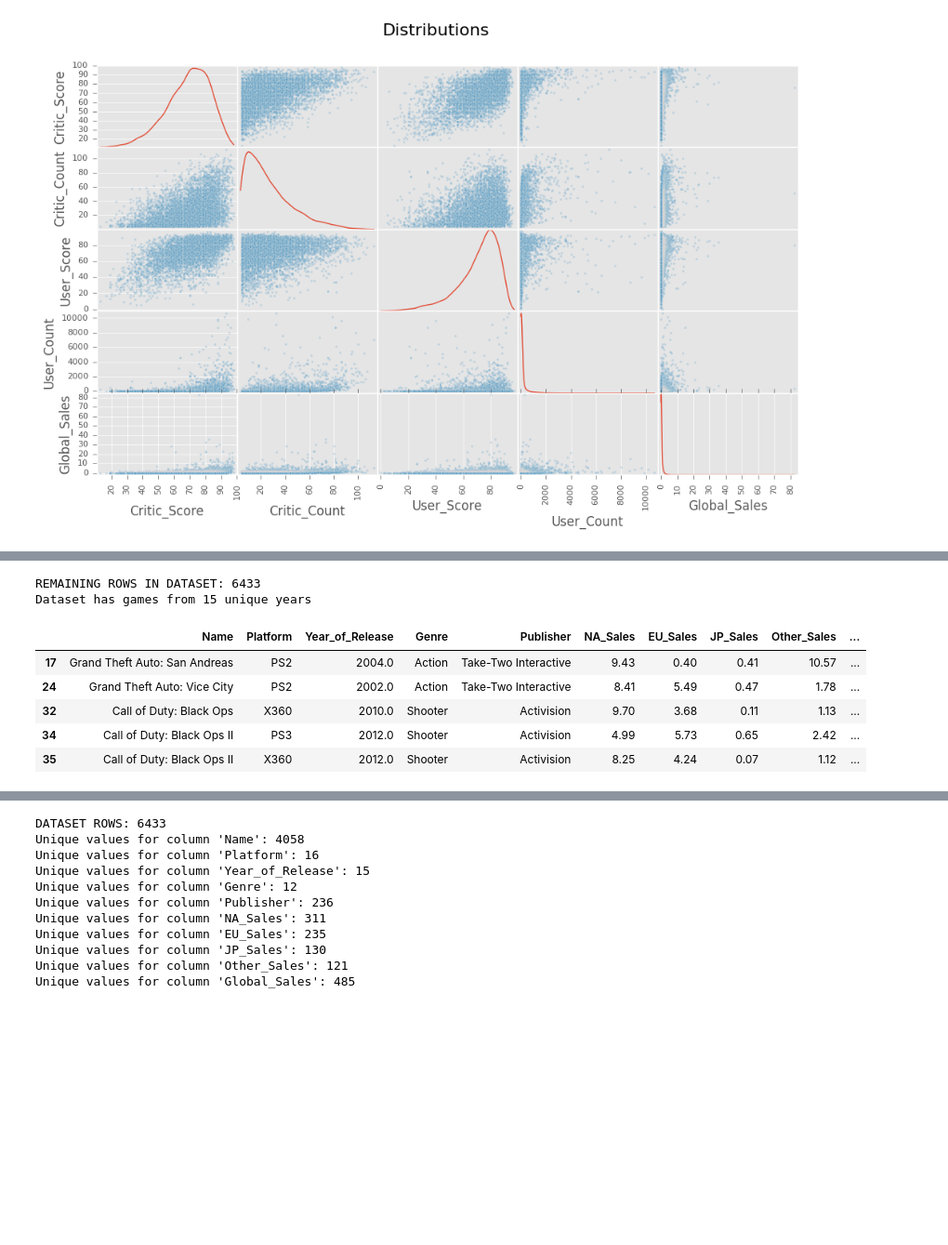
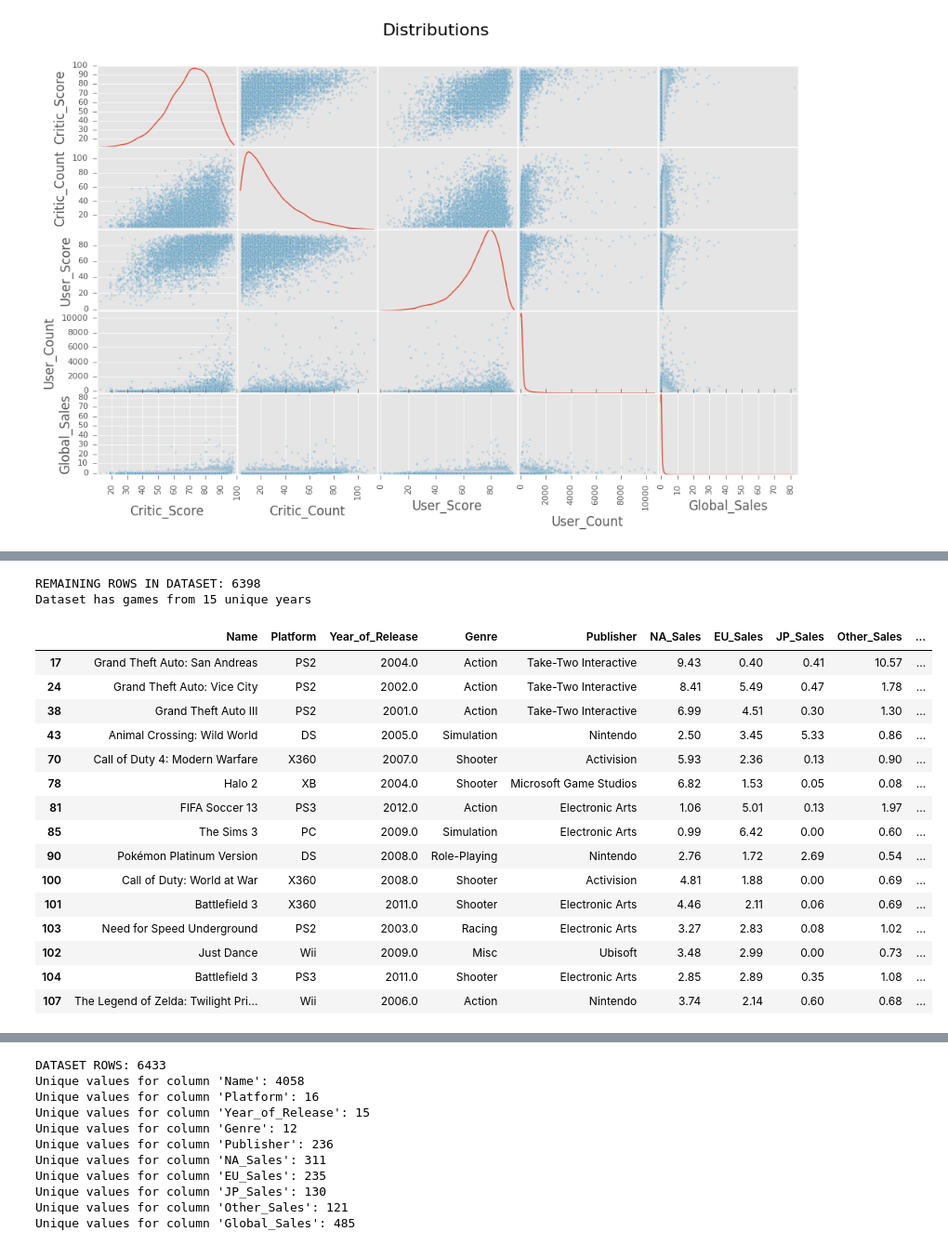
Before and after one commit to otacke/udacity-machine-learning-engineer, a Jupyter notebook: submissions/capstone_project/video_games_sales.ipynb, the cells around one changed output, grey strips where cells are left out. Shown at 93% size. Cells and saved outputs as stored; diff of their text form; code cells hidden in the pictures; blank space fills up the shorter version.

```diff
--- a/submissions/capstone_project/video_games_sales.ipynb
+++ b/submissions/capstone_project/video_games_sales.ipynb
@@ -818,15 +858,25 @@ Name: Global_Sales, dtype: float64
 # %%
 # display some infos
 print ('REMAINING ROWS IN DATASET: {}'.format(*short_dataset.shape))
 print ('Dataset has games from {} unique years'.format(short_dataset['Year_of_Release'].unique().size))
 
-display(short_dataset.sort_values(['Global_Sales'], ascending = False).head())
+display(short_dataset.sort_values(['Global_Sales'], ascending = False).head(15))
 # %% [output]
-REMAINING ROWS IN DATASET: 6433
+REMAINING ROWS IN DATASET: 6398
 Dataset has games from 15 unique years
 |  | Name | Platform | Year_of_Release | Genre | Publisher | NA_Sales | EU_Sales | JP_Sales | Other_Sales | ... |
 | 17 | Grand Theft Auto: San Andreas | PS2 | 2004.0 | Action | Take-Two Interactive | 9.43 | 0.40 | 0.41 | 10.57 | ... |
 | 24 | Grand Theft Auto: Vice City | PS2 | 2002.0 | Action | Take-Two Interactive | 8.41 | 5.49 | 0.47 | 1.78 | ... |
-| 32 | Call of Duty: Black Ops | X360 | 2010.0 | Shooter | Activision | 9.70 | 3.68 | 0.11 | 1.13 | ... |
-| 34 | Call of Duty: Black Ops II | PS3 | 2012.0 | Shooter | Activision | 4.99 | 5.73 | 0.65 | 2.42 | ... |
-| 35 | Call of Duty: Black Ops II | X360 | 2012.0 | Shooter | Activision | 8.25 | 4.24 | 0.07 | 1.12 | ... |
+| 38 | Grand Theft Auto III | PS2 | 2001.0 | Action | Take-Two Interactive | 6.99 | 4.51 | 0.30 | 1.30 | ... |
+| 43 | Animal Crossing: Wild World | DS | 2005.0 | Simulation | Nintendo | 2.50 | 3.45 | 5.33 | 0.86 | ... |
+| 70 | Call of Duty 4: Modern Warfare | X360 | 2007.0 | Shooter | Activision | 5.93 | 2.36 | 0.13 | 0.90 | ... |
+| 78 | Halo 2 | XB | 2004.0 | Shooter | Microsoft Game Studios | 6.82 | 1.53 | 0.05 | 0.08 | ... |
+| 81 | FIFA Soccer 13 | PS3 | 2012.0 | Action | Electronic Arts | 1.06 | 5.01 | 0.13 | 1.97 | ... |
+| 85 | The Sims 3 | PC | 2009.0 | Simulation | Electronic Arts | 0.99 | 6.42 | 0.00 | 0.60 | ... |
+| 90 | Pokémon Platinum Version | DS | 2008.0 | Role-Playing | Nintendo | 2.76 | 1.72 | 2.69 | 0.54 | ... |
+| 100 | Call of Duty: World at War | X360 | 2008.0 | Shooter | Activision | 4.81 | 1.88 | 0.00 | 0.69 | ... |
+| 101 | Battlefield 3 | X360 | 2011.0 | Shooter | Electronic Arts | 4.46 | 2.11 | 0.06 | 0.69 | ... |
+| 103 | Need for Speed Underground | PS2 | 2003.0 | Racing | Electronic Arts | 3.27 | 2.83 | 0.08 | 1.02 | ... |
+| 102 | Just Dance | Wii | 2009.0 | Misc | Ubisoft | 3.48 | 2.99 | 0.00 | 0.73 | ... |
+| 104 | Battlefield 3 | PS3 | 2011.0 | Shooter | Electronic Arts | 2.85 | 2.89 | 0.35 | 1.08 | ... |
+| 107 | The Legend of Zelda: Twilight Pri... | Wii | 2006.0 | Action | Nintendo | 3.74 | 2.14 | 0.60 | 0.68 | ... |
```
Also changed, not shown: parts of 7 cells of this notebook, 1 other file.
